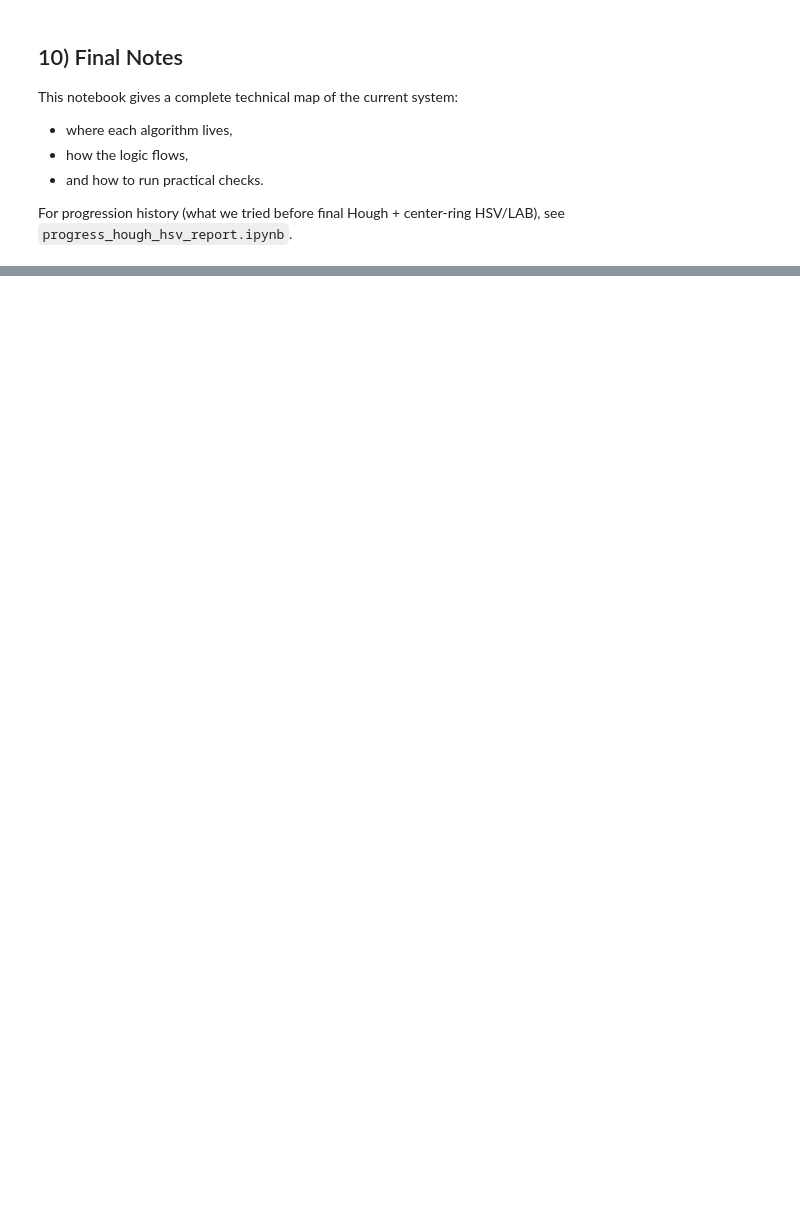
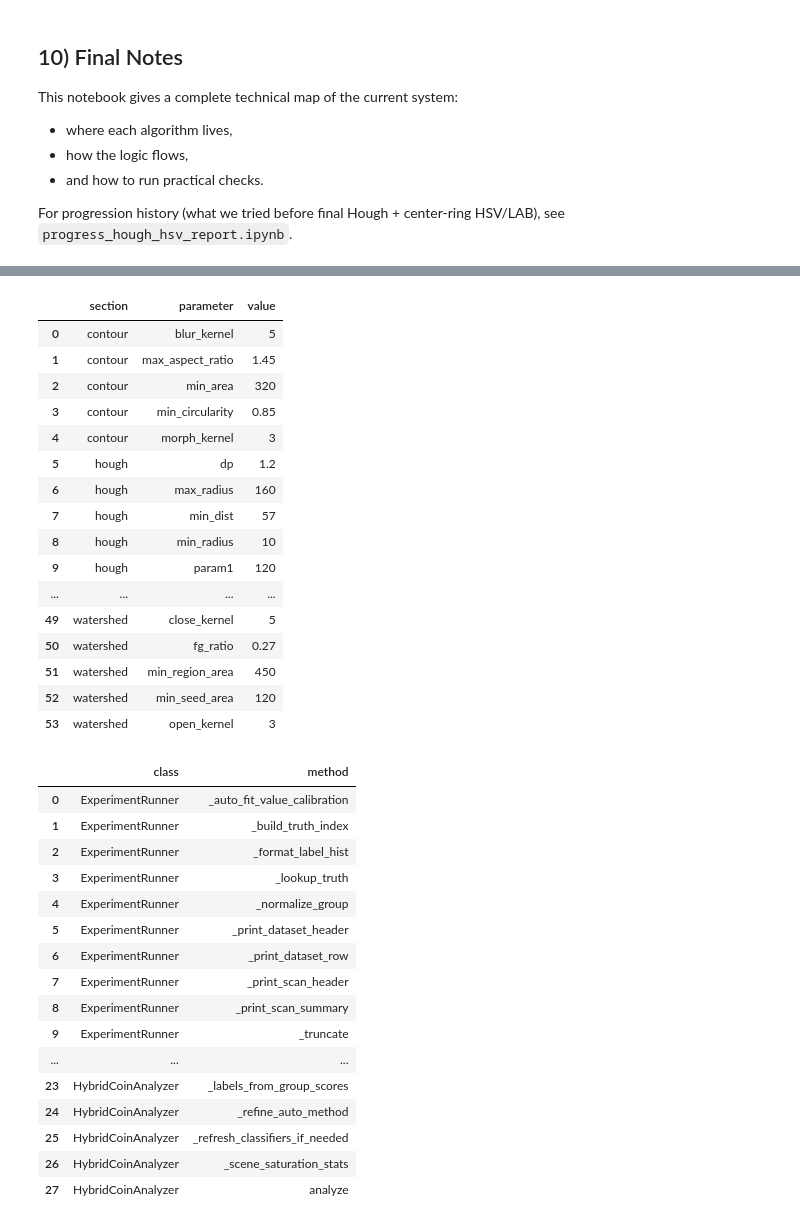
Before and after one commit to sorooshaghaei/Image_projet_money, a Jupyter notebook: report/project_methods_logic.ipynb, the cells around one changed output, grey strips where cells are left out. Cells and saved outputs as stored; diff of their text form; code cells hidden in the pictures; blank space fills up the shorter version.

```diff
--- a/report/project_methods_logic.ipynb
+++ b/report/project_methods_logic.ipynb
@@ -347,0 +481,74 @@ For progression history (what we tried before final Hough + center-ring HSV/LAB)
+# %%
+# src_v2 live configuration and API snapshot
+from dataclasses import asdict
+
+from src_v2.analyzer import HybridCoinAnalyzer
+from src_v2.config import ContourSettings, HoughSettings, PolicySettings, WatershedSettings
+from src_v2.runner import ExperimentRunner
+
+v2_sections = {
+    "hough": asdict(HoughSettings()),
+    "contour": asdict(ContourSettings()),
+    "watershed": asdict(WatershedSettings()),
+    "policy": asdict(PolicySettings()),
+}
+
+v2_cfg_rows = []
+for section, values in v2_sections.items():
+    for parameter, value in values.items():
+        v2_cfg_rows.append({"section": section, "parameter": parameter, "value": value})
+
+v2_cfg_df = pd.DataFrame(v2_cfg_rows).sort_values(["section", "parameter"]).reset_index(drop=True)
+display(v2_cfg_df)
+
+
+def public_methods_v2(cls):
+    out = []
+    for name, fn in inspect.getmembers(cls, inspect.isfunction):
+        if not name.startswith("__"):
+            out.append(name)
+    return out
+
+
+v2_api_rows = []
+for cls in [HybridCoinAnalyzer, ExperimentRunner]:
+    for method in public_methods_v2(cls):
+        v2_api_rows.append({"class": cls.__name__, "method": method})
+
+v2_api_df = pd.DataFrame(v2_api_rows).sort_values(["class", "method"]).reset_index(drop=True)
+display(v2_api_df)
+# %% [output]
+|  | section | parameter | value |
+| 0 | contour | blur_kernel | 5 |
+| 1 | contour | max_aspect_ratio | 1.45 |
+| 2 | contour | min_area | 320 |
+| 3 | contour | min_circularity | 0.85 |
+| 4 | contour | morph_kernel | 3 |
+| 5 | hough | dp | 1.2 |
+| 6 | hough | max_radius | 160 |
+| 7 | hough | min_dist | 57 |
+| 8 | hough | min_radius | 10 |
+| 9 | hough | param1 | 120 |
+| ... | ... | ... | ... |
+| 49 | watershed | close_kernel | 5 |
+| 50 | watershed | fg_ratio | 0.27 |
+| 51 | watershed | min_region_area | 450 |
+| 52 | watershed | min_seed_area | 120 |
+| 53 | watershed | open_kernel | 3 |
+|  | class | method |
+| 0 | ExperimentRunner | _auto_fit_value_calibration |
+| 1 | ExperimentRunner | _build_truth_index |
+| 2 | ExperimentRunner | _format_label_hist |
+| 3 | ExperimentRunner | _lookup_truth |
+| 4 | ExperimentRunner | _normalize_group |
+| 5 | ExperimentRunner | _print_dataset_header |
+| 6 | ExperimentRunner | _print_dataset_row |
+| 7 | ExperimentRunner | _print_scan_header |
+| 8 | ExperimentRunner | _print_scan_summary |
+| 9 | ExperimentRunner | _truncate |
+| ... | ... | ... |
+| 23 | HybridCoinAnalyzer | _labels_from_group_scores |
+| 24 | HybridCoinAnalyzer | _refine_auto_method |
+| 25 | HybridCoinAnalyzer | _refresh_classifiers_if_needed |
+| 26 | HybridCoinAnalyzer | _scene_saturation_stats |
+| 27 | HybridCoinAnalyzer | analyze |
```
Also changed, not shown: parts of 13 cells of this notebook, 1 other file.
